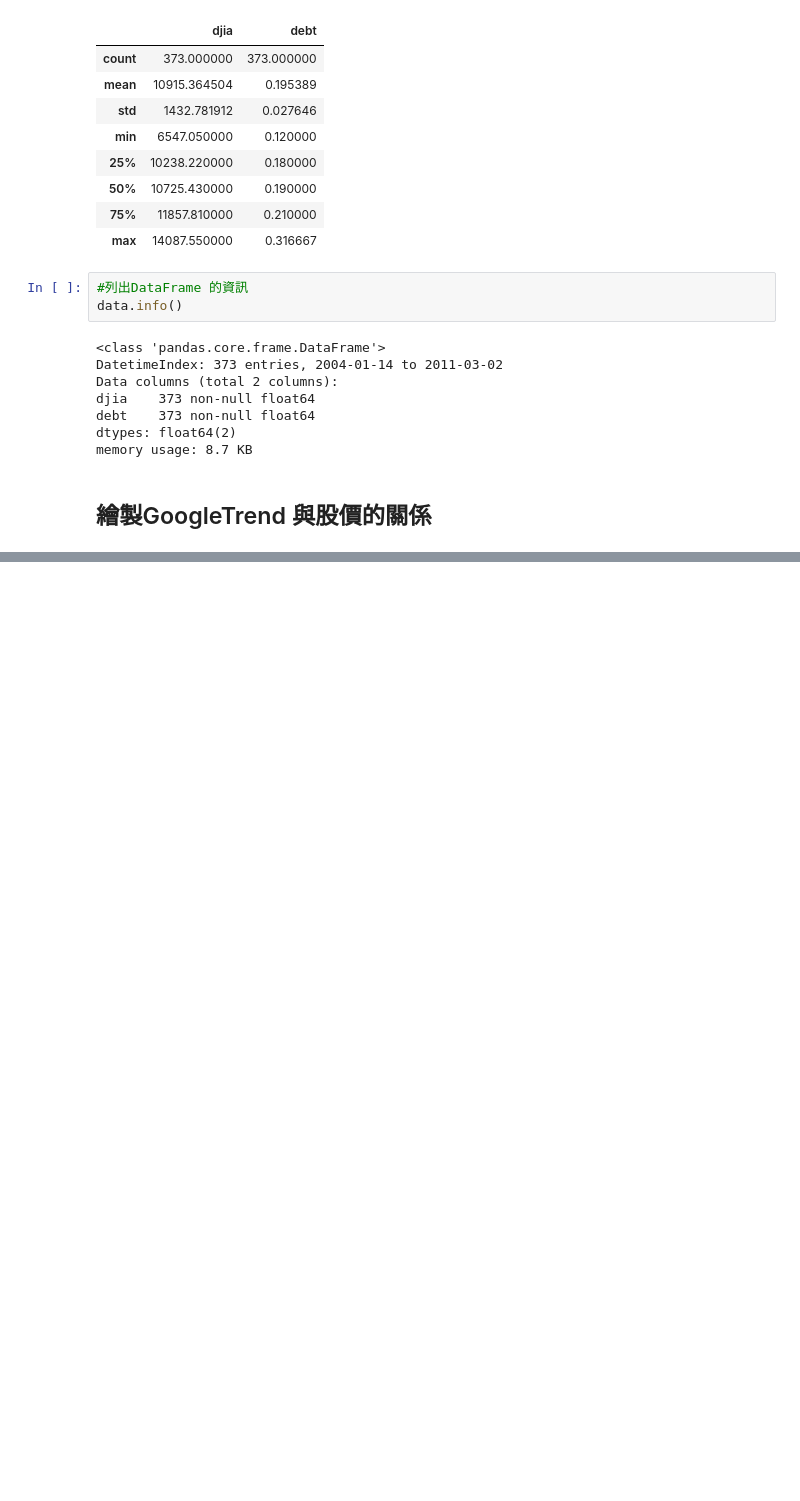
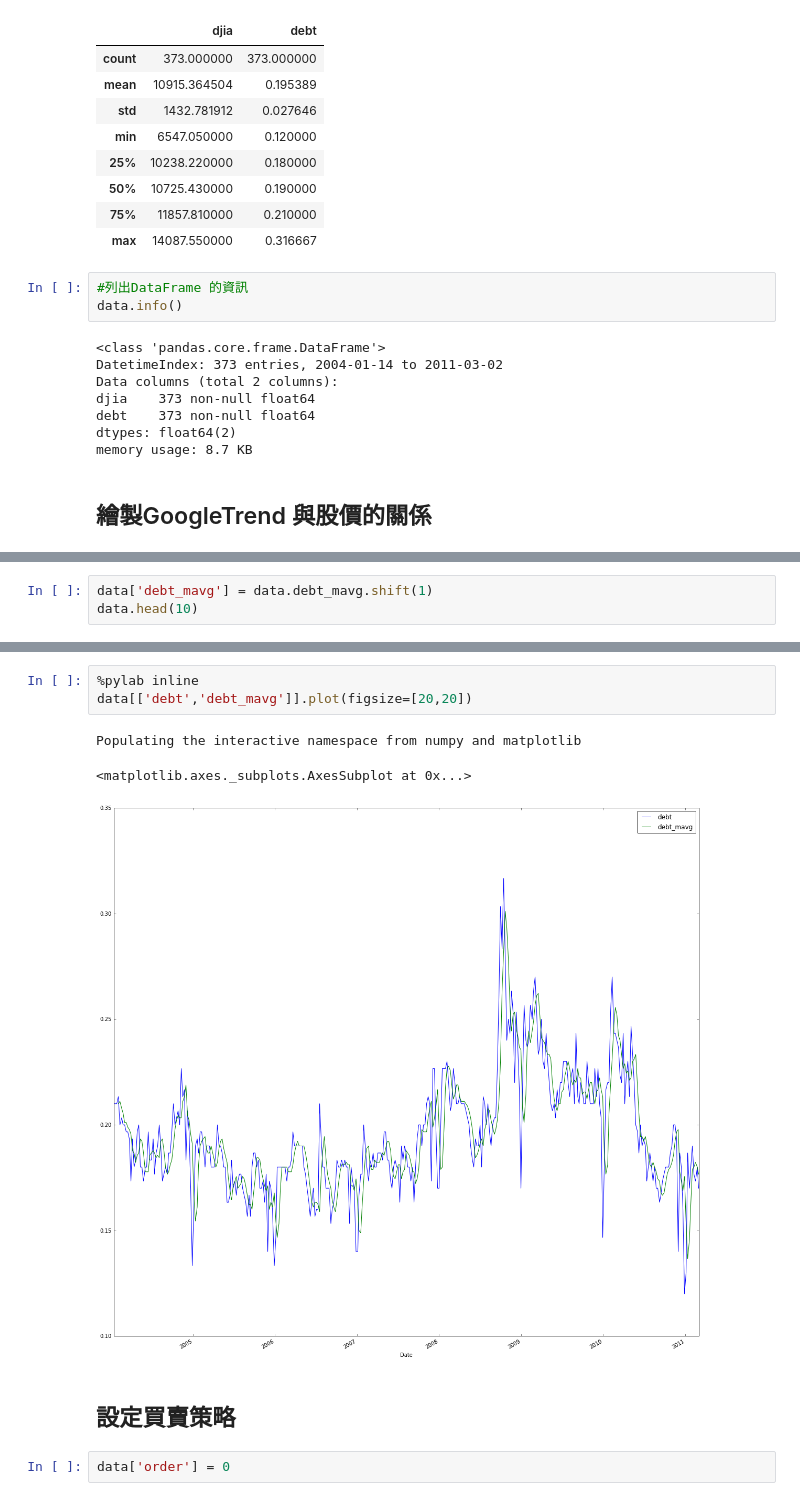
Before and after one commit to ywchiu/pyfintech, a Jupyter notebook: 20160806Demo.ipynb, the cells around one changed output, grey strips where cells are left out. Cells and saved outputs as stored; diff of their text form; blank space fills up the shorter version.

```diff
--- a/20160806Demo.ipynb
+++ b/20160806Demo.ipynb
@@ -56,0 +81,3 @@ array([<matplotlib.axes._subplots.AxesSubplot object at 0x...>,
+# %%
+data['debt_mavg'] = data.debt_mavg.shift(1)
+data.head(10)
@@ -56,0 +97,11 @@ array([<matplotlib.axes._subplots.AxesSubplot object at 0x...>,
+# %%
+%pylab inline
+data[['debt','debt_mavg']].plot(figsize=[20,20])
+# %% [output]
+Populating the interactive namespace from numpy and matplotlib
+<matplotlib.axes._subplots.AxesSubplot at 0x...>
+[figure, added]
+# %% [markdown]
+## 設定買賣策略
+# %%
+data['order'] = 0
```
Also changed, not shown: parts of 24 cells of this notebook.
